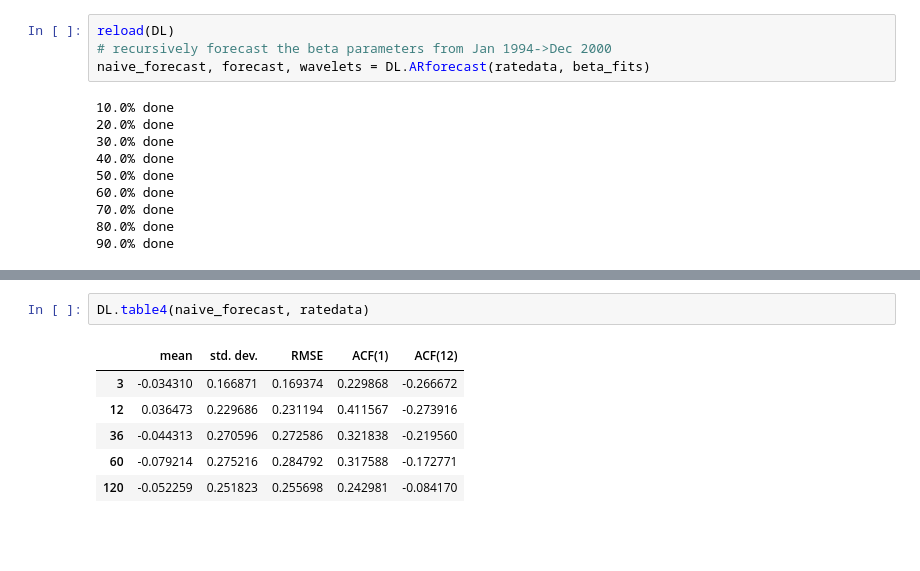
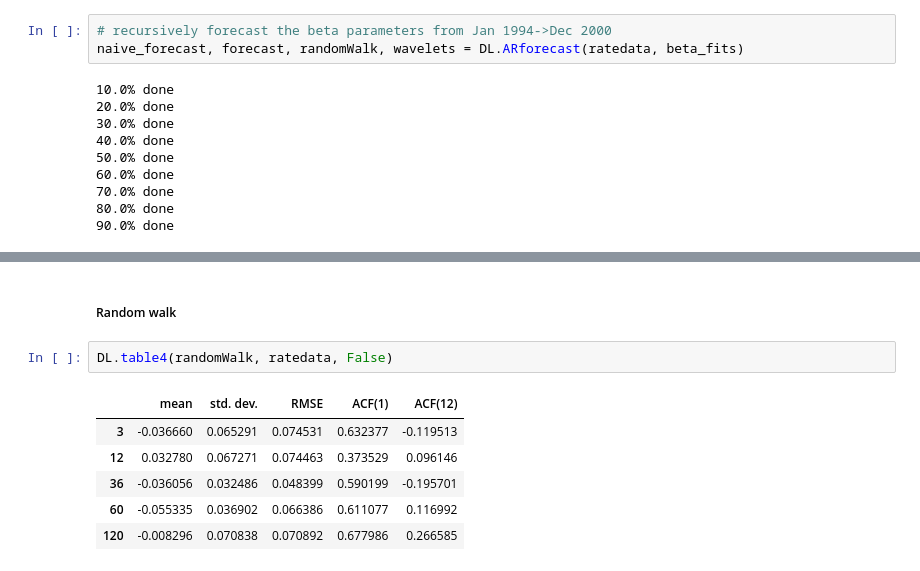
Before and after one commit to 1IfByLAN2IfByC/Diebold_BondYield, a Jupyter notebook: Diebold-Li Model.ipynb, the cells around one changed output, grey strips where cells are left out. Saved outputs shown, nothing was run; the diff lists cells and outputs as text; blank space fills up the shorter version.

```diff
--- a/Diebold-Li Model.ipynb
+++ b/Diebold-Li Model.ipynb
@@ -275,9 +275,8 @@ for observation in dataset[1994:2000]
         prediction[observation, beta] = model.predict(date=observation)
 `
 # %%
-reload(DL)
 # recursively forecast the beta parameters from Jan 1994->Dec 2000
-naive_forecast, forecast, wavelets = DL.ARforecast(ratedata, beta_fits)
+naive_forecast, forecast, randomWalk, wavelets = DL.ARforecast(ratedata, beta_fits)
 # %% [output]
 10.0% done
 20.0% done
@@ -296,11 +307,13 @@ Unlike in the previous tables, the results are not identical to those presented
+# %% [markdown]
+##### Random walk
 # %%
-DL.table4(naive_forecast, ratedata)
+DL.table4(randomWalk, ratedata, False)
 # %% [output]
 |  | mean | std. dev. | RMSE | ACF(1) | ACF(12) |
-| 3 | -0.034310 | 0.166871 | 0.169374 | 0.229868 | -0.266672 |
-| 12 | 0.036473 | 0.229686 | 0.231194 | 0.411567 | -0.273916 |
-| 36 | -0.044313 | 0.270596 | 0.272586 | 0.321838 | -0.219560 |
-| 60 | -0.079214 | 0.275216 | 0.284792 | 0.317588 | -0.172771 |
-| 120 | -0.052259 | 0.251823 | 0.255698 | 0.242981 | -0.084170 |
+| 3 | -0.036660 | 0.065291 | 0.074531 | 0.632377 | -0.119513 |
+| 12 | 0.032780 | 0.067271 | 0.074463 | 0.373529 | 0.096146 |
+| 36 | -0.036056 | 0.032486 | 0.048399 | 0.590199 | -0.195701 |
+| 60 | -0.055335 | 0.036902 | 0.066386 | 0.611077 | 0.116992 |
+| 120 | -0.008296 | 0.070838 | 0.070892 | 0.677986 | 0.266585 |
 # %% [markdown]
 ##  <a name="extension"></a> EXTENDING DIEBOLD AND LI USING WAVELET DECOMPOSITION
```
Also changed, not shown: parts of 20 cells of this notebook, 2 other files.
